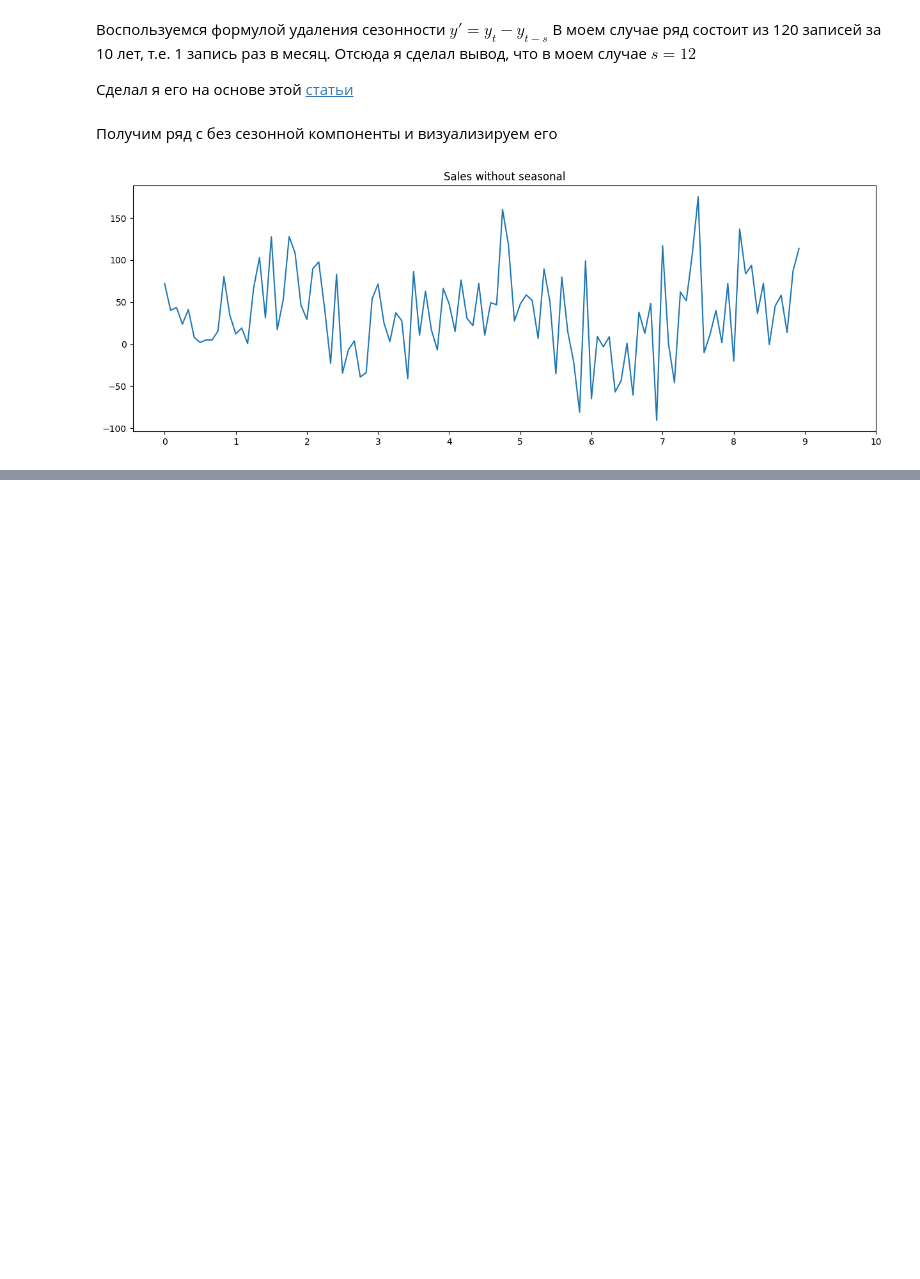
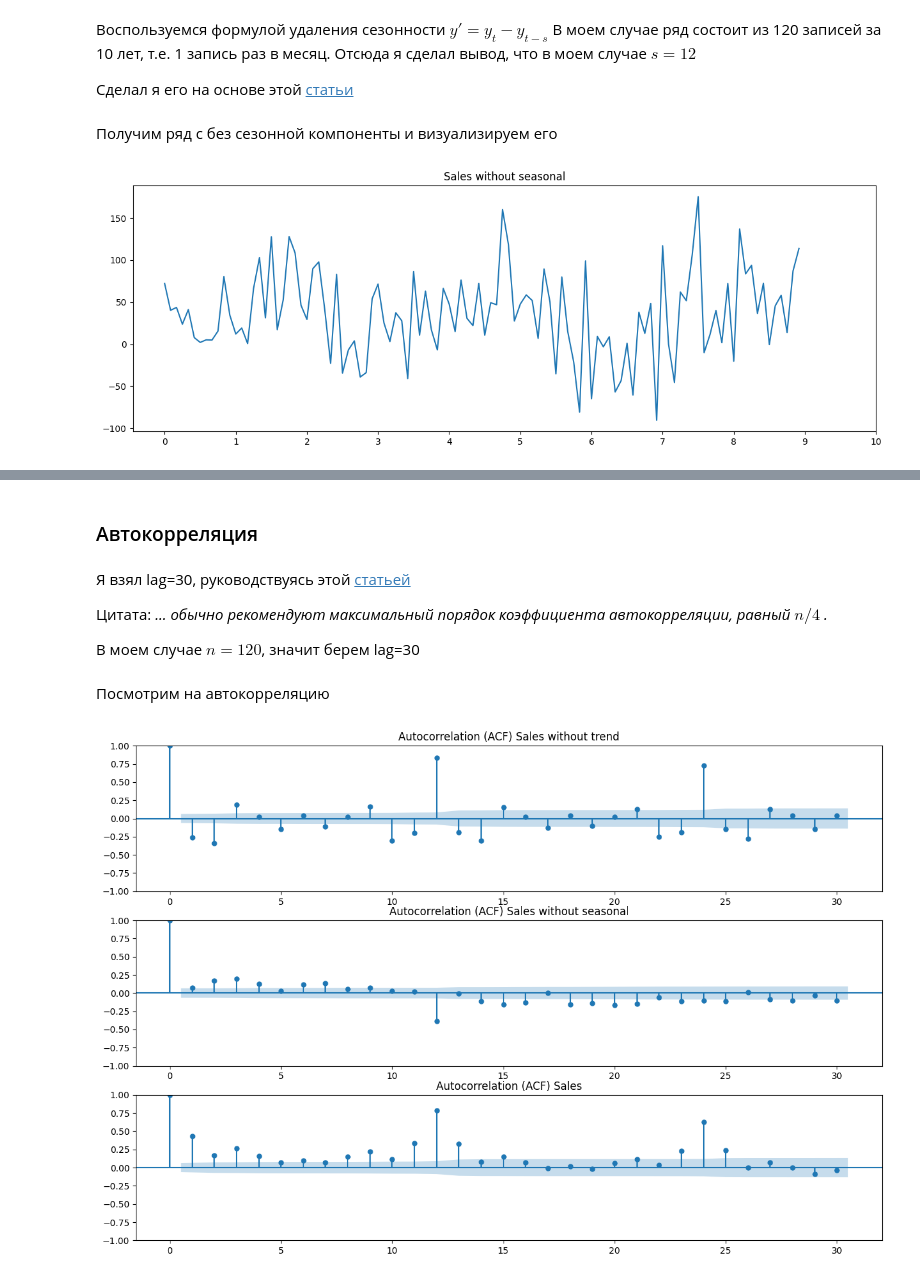
Before and after one commit to alexvilno/PSU_TIMESERIES, a Jupyter notebook: homework3/homework.ipynb, the cells around one changed output, grey strips where cells are left out. Drawn from its saved outputs; the diff is of its cells as text; code cells hidden in the pictures; blank space fills up the shorter version.

```diff
--- a/homework3/homework.ipynb
+++ b/homework3/homework.ipynb
@@ -179,0 +194,27 @@ plot_assignation(axs, sales_df_without_seasonal, "", "", "Sales without seasonal
+# %% [markdown]
+### Автокорреляция <a id="acf"></a>
+# %% [markdown]
+Я взял lag=30, руководствуясь этой [статьей](https://wiki.loginom.ru/articles/autocorrelation.html)
+
+Цитата: *... обычно рекомендуют максимальный порядок коэффициента автокорреляции, равный $n / 4$
+.*
+
+В моем случае $n = 120$, значит берем lag=30
+# %% [markdown]
+Посмотрим на автокорреляцию
+# %%
+import statsmodels.tsa.api as smt
+
+fig, axs = plt.subplots(3, 1, figsize=(15, 10))
+
+smt.graphics.plot_acf(sales_df_without_trend, lags=30, alpha=0.5, ax=axs[0])
+smt.graphics.plot_acf(sales_df_without_seasonal, lags=30, alpha=0.5, ax=axs[1])
+smt.graphics.plot_acf(sales_df['x'], lags=30, alpha=0.5, ax=axs[2])
+
+axs[0].set_title('Autocorrelation (ACF) Sales without trend')
+axs[1].set_title('Autocorrelation (ACF) Sales without seasonal')
+axs[2].set_title('Autocorrelation (ACF) Sales')
+
+plt.show()
+# %% [output]
+[figure, added]
```
Also changed, not shown: parts of 5 cells of this notebook.
